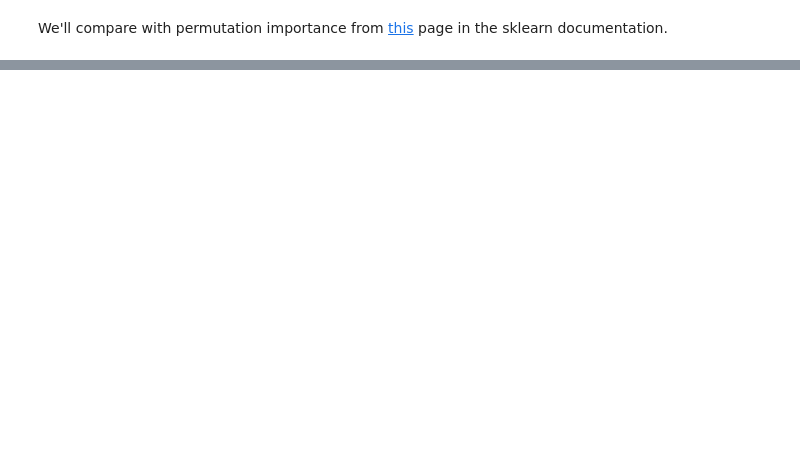
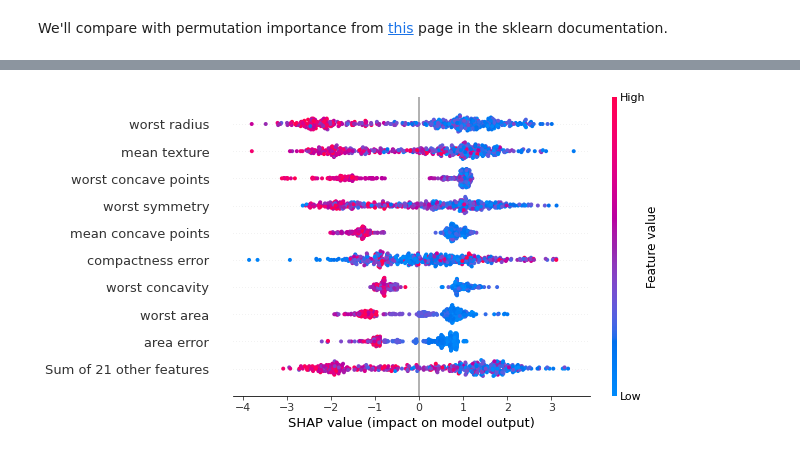
Before and after one commit to UpGoerFive/shap-post, a Jupyter notebook: shap_notebook.ipynb, the cells around one changed output, grey strips where cells are left out. Drawn from its saved outputs; the diff is of its cells as text; code cells hidden in the pictures; blank space fills up the shorter version.

```diff
--- a/shap_notebook.ipynb
+++ b/shap_notebook.ipynb
@@ -30,0 +59,5 @@ shap.plots.waterfall(shap_values[0])
+# %%
+shap.plots.beeswarm(shap_values, show=False)
+plt.savefig("Shapbeeswarm.png", bbox_inches='tight')
+# %% [output]
+[figure, added]
```
Also changed, not shown: parts of 7 cells of this notebook, 4 other files.
